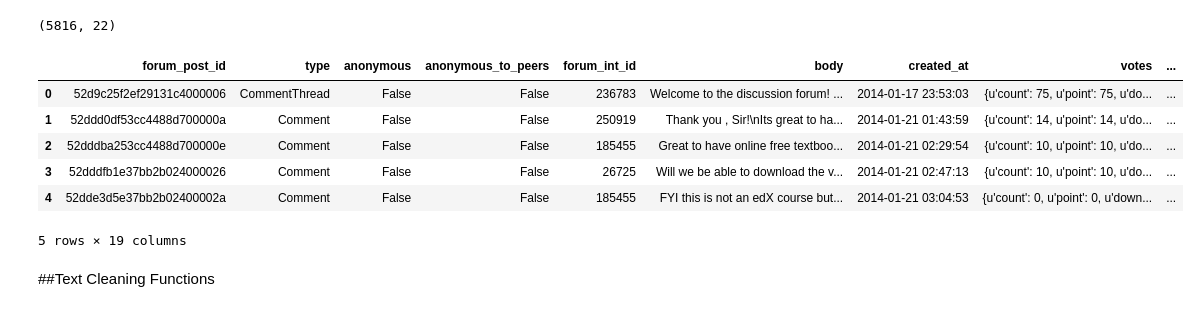
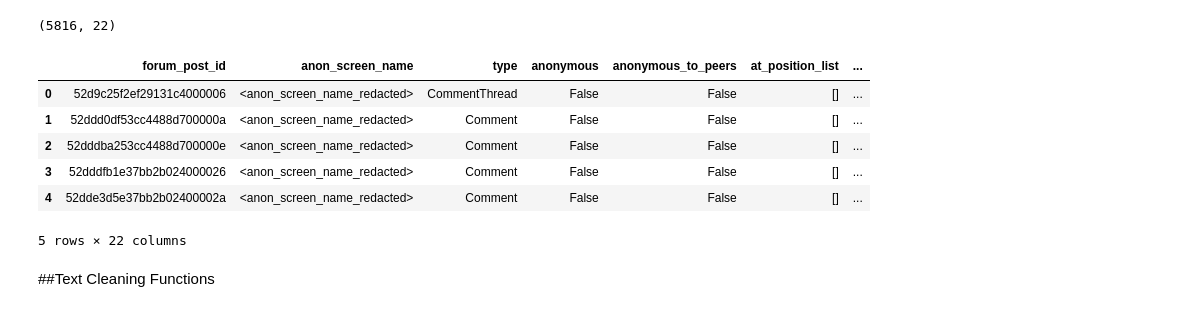
Before and after one commit to wubr2000/FAQ, a Jupyter notebook: preliminary2.ipynb, the cells around one changed output. Saved outputs shown, nothing was run; the diff lists cells and outputs as text; code cells hidden in the pictures.

```diff
--- a/preliminary2.ipynb
+++ b/preliminary2.ipynb
@@ -38,7 +38,7 @@ from gensim import matutils
 # %% [output]
 Populating the interactive namespace from numpy and matplotlib
 # %%
-forum = pd.read_csv("statsLearningForum4.csv", quoting = 2, header = 0,
+forum = pd.read_csv("/Users/wubr2000/Dropbox/Data Science Courses/Zipfian project Ideas/FAQ/FAQ/data/statsLearningForum4.csv", quoting = 2, header = 0,
                     escapechar = "\\", encoding = "ISO-8859-1")
 # %%
 forum.columns = [c.replace("'","") for c in forum.columns]
@@ -54,13 +54,13 @@ del forum["course_display_name"]
 # %%
-forum.body
+forum.head()
 # %% [output]
-|  | forum_post_id | type | anonymous | anonymous_to_peers | forum_int_id | body | created_at | votes | ... |
-| 0 | 52d9c25f2ef29131c4000006 | CommentThread | False | False | 236783 | Welcome to the discussion forum! ... | 2014-01-17 23:53:03 | {u'count': 75, u'point': 75, u'do... | ... |
-| 1 | 52ddd0df53cc4488d700000a | Comment | False | False | 250919 | Thank you , Sir!\nIts great to ha... | 2014-01-21 01:43:59 | {u'count': 14, u'point': 14, u'do... | ... |
-| 2 | 52dddba253cc4488d700000e | Comment | False | False | 185455 | Great to have online free textboo... | 2014-01-21 02:29:54 | {u'count': 10, u'point': 10, u'do... | ... |
-| 3 | 52dddfb1e37bb2b024000026 | Comment | False | False | 26725 | Will we be able to download the v... | 2014-01-21 02:47:13 | {u'count': 10, u'point': 10, u'do... | ... |
-| 4 | 52dde3d5e37bb2b02400002a | Comment | False | False | 185455 | FYI this is not an edX course but... | 2014-01-21 03:04:53 | {u'count': 0, u'point': 0, u'down... | ... |
+|  | forum_post_id | anon_screen_name | type | anonymous | anonymous_to_peers | at_position_list | ... |
+| 0 | 52d9c25f2ef29131c4000006 | <anon_screen_name_redacted> | CommentThread | False | False | [] | ... |
+| 1 | 52ddd0df53cc4488d700000a | <anon_screen_name_redacted> | Comment | False | False | [] | ... |
+| 2 | 52dddba253cc4488d700000e | <anon_screen_name_redacted> | Comment | False | False | [] | ... |
+| 3 | 52dddfb1e37bb2b024000026 | <anon_screen_name_redacted> | Comment | False | False | [] | ... |
+| 4 | 52dde3d5e37bb2b02400002a | <anon_screen_name_redacted> | Comment | False | False | [] | ... |
-5 rows × 19 columns
+5 rows × 22 columns
 # %% [markdown]
 ##Text Cleaning Functions
 # %%
```
Also changed, not shown: parts of 16 cells of this notebook, 1 other file.
